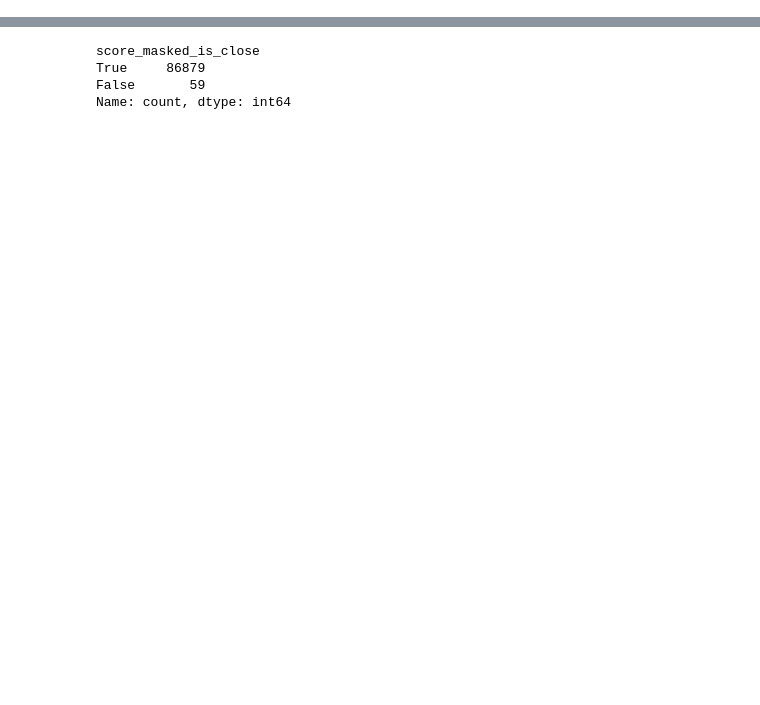
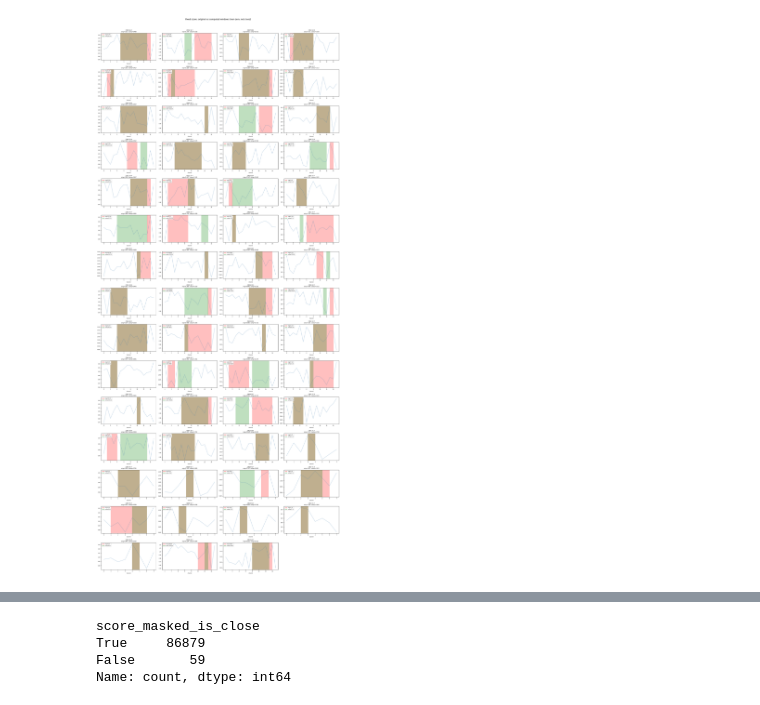
Before and after one commit to BeardyMan37/CosmicAI, a Jupyter notebook: pipeline_verification.ipynb, the cells around one changed output, grey strips where cells are left out. Saved outputs shown, nothing was run; the diff lists cells and outputs as text; code cells hidden in the pictures; blank space fills up the shorter version.

```diff
--- a/pipeline_verification.ipynb
+++ b/pipeline_verification.ipynb
@@ -128,0 +244,56 @@ merged.to_parquet("data/QA2_result_comparison.parquet", engine='pyarrow', compre
+# %%
+import matplotlib.pyplot as plt
+import numpy as np
+
+# get the 59 bad rows
+mode = "unmasked"
+bad_rows = bad[bad["mode"] == mode]   # adjust mode if needed
+
+n = len(bad_rows)
+ncols = 4
+nrows = int(np.ceil(n / ncols))
+
+fig, axes = plt.subplots(nrows, ncols, figsize=(ncols * 5, nrows * 3))
+axes = axes.flatten()
+
+for i, (_, row) in enumerate(bad_rows.iterrows()):
+    # get the actual spectrum
+    spec_row = merged[
+        (merged["eb_uid"]        == row["eb_uid"]) &
+        (merged["antenna_name"]  == row["antenna_name"]) &
+        (merged["spw_name_ms"]   == row["spw_name_ms"]) &
+        (merged["pol_id"]        == row["pol_id"])
+    ].iloc[0]
+
+    amp  = np.asarray(spec_row["amplitude"], dtype=np.float64).ravel()
+    n_ch = len(amp)
+    ax   = axes[i]
+
+    ax.plot(amp, color="steelblue", lw=0.7, alpha=0.8)
+
+    # original window
+    a0, b0 = int(row[f"win_{mode}_start_original"]), int(row[f"win_{mode}_end_original"])
+    ax.axvspan(a0, b0, color="red",   alpha=0.25, label=f"orig ({a0},{b0})")
+
+    a1, b1 = int(row[f"win_{mode}_start_computed"]), int(row[f"win_{mode}_end_computed"])
+    ax.axvspan(a1, b1, color="green", alpha=0.25, label=f"comp ({a1},{b1})")
+
+    ax.set_title(
+        f"{row['antenna_name']} {row['spw_name_ms']} {row['pol_id']}\n"
+        f"orig={row['score_original']:.3f}  comp={row['score_computed']:.3f}",
+        fontsize=7
+    )
+    ax.legend(fontsize=6, loc="upper left")
+    ax.set_xlabel("channel", fontsize=6)
+    ax.tick_params(labelsize=6)
+
+# hide unused axes
+for j in range(i + 1, len(axes)):
+    axes[j].set_visible(False)
+
+plt.suptitle("Fixed score: original vs computed windows (non-zero, not close)", y=1.01)
+plt.tight_layout()
+plt.savefig("fixed_score_outliers.png", dpi=120, bbox_inches="tight")
+plt.show()
+# %% [output]
+[figure, added]
```
Also changed, not shown: parts of 9 cells of this notebook, 16 other files.
